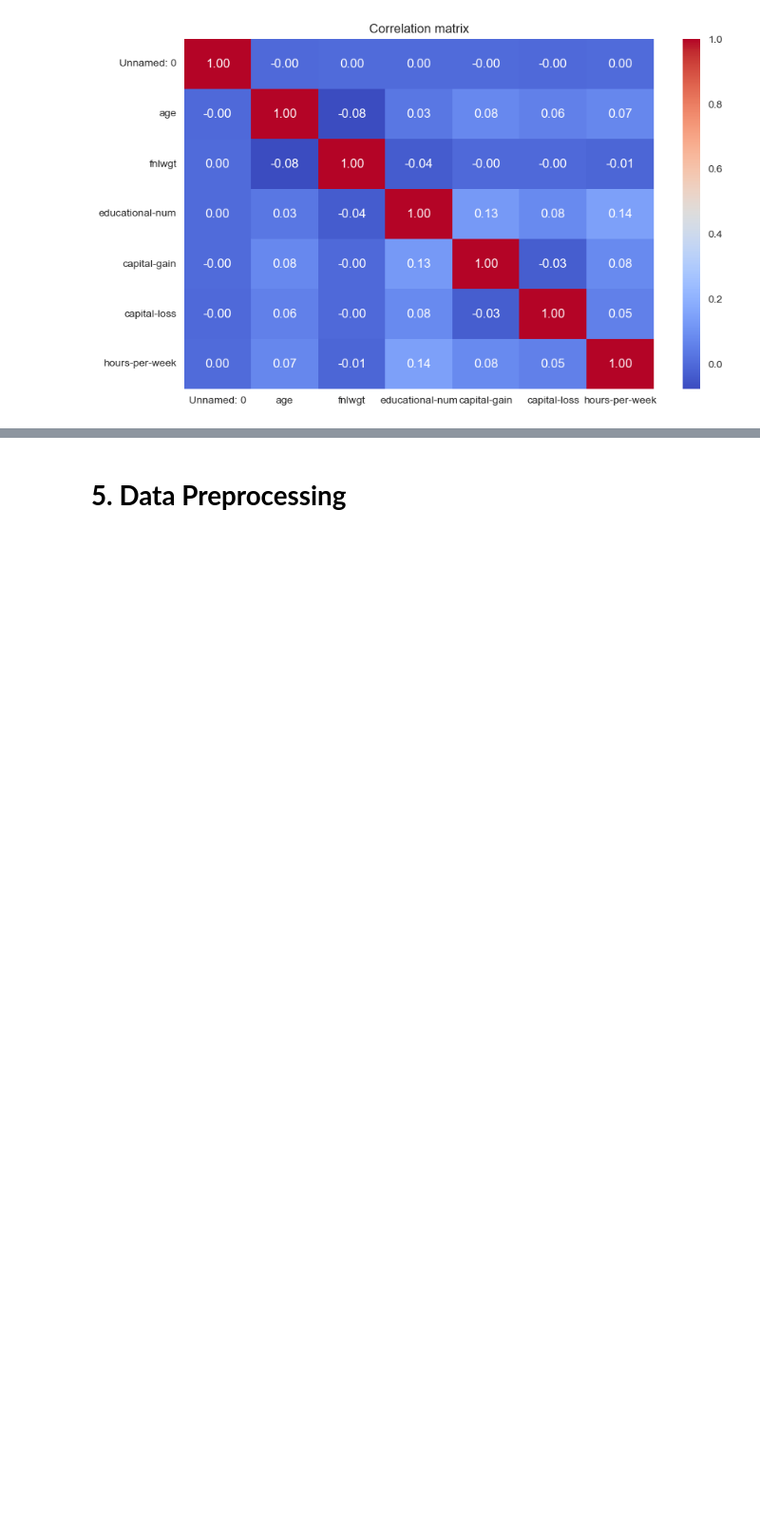
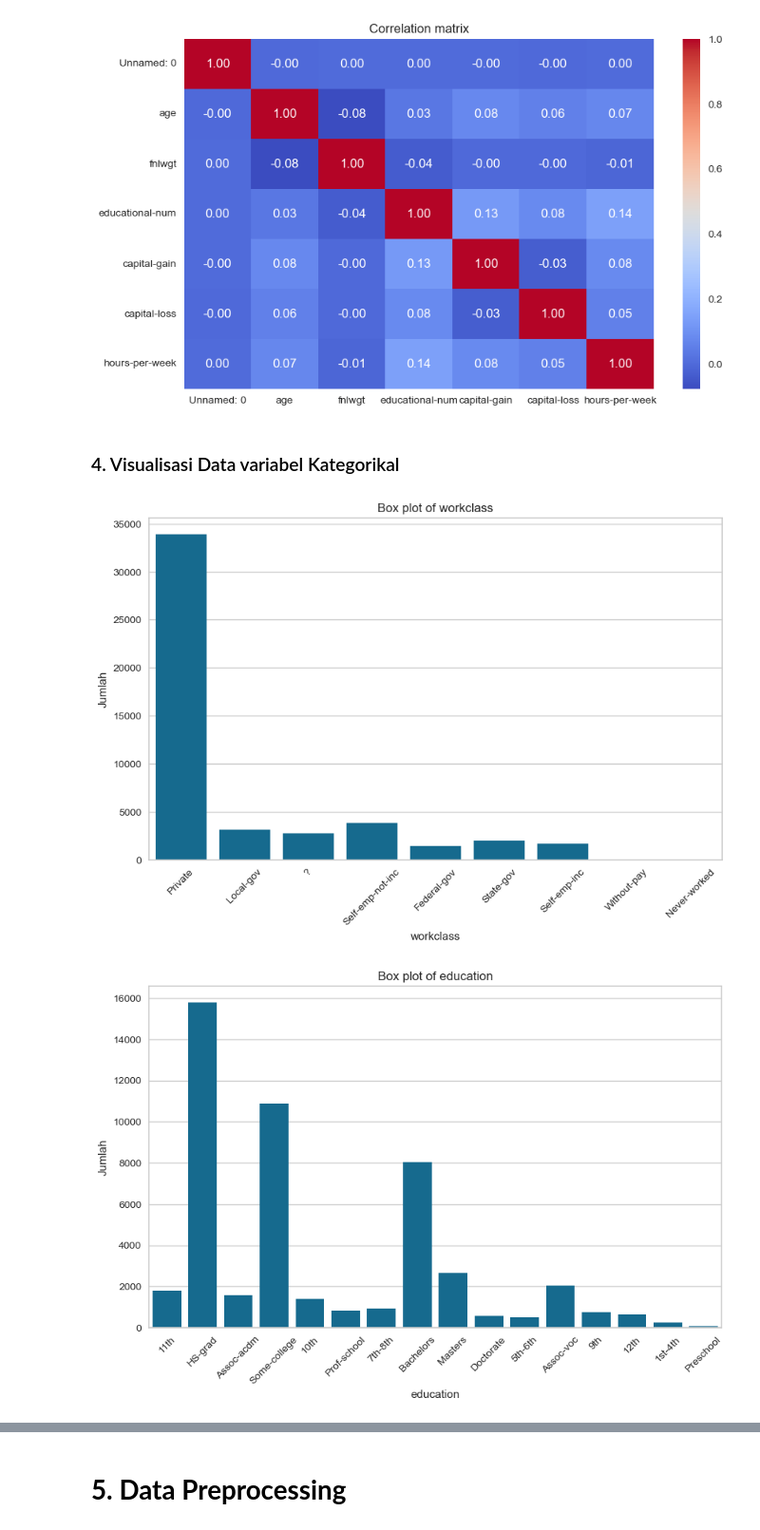
Before and after one commit to gerynsb/Project_ML_Clustering, a Jupyter notebook: [Clustering]_Submission_Akhir_BMLP_Dean Gery Pasamba.ipynb, the cells around one changed output, grey strips where cells are left out. Shown at 95% size. Saved outputs shown, nothing was run; the diff lists cells and outputs as text; code cells hidden in the pictures; blank space fills up the shorter version.

```diff
--- a/[Clustering]_Submission_Akhir_BMLP_Dean Gery Pasamba.ipynb
+++ b/[Clustering]_Submission_Akhir_BMLP_Dean Gery Pasamba.ipynb
@@ -197,3 +197,18 @@ plt.title('Correlation matrix')
 plt.show()
 # %% [output]
 [figure]
+# %% [markdown]
+### 4. Visualisasi Data variabel Kategorikal
+# %%
+# Bar plot untuk data kategorikal
+for feature in categorical_features:
+    plt.figure(figsize=(10,6))
+    sns.countplot(x=df[feature])
+    plt.title(f'Box plot of {feature}')
+    plt.xlabel(feature)
+    plt.ylabel('Jumlah')
+    plt.xticks(rotation=45)
+    plt.show()
+# %% [output]
+[figure, added]
+[figure, added]
```
Also changed, not shown: parts of 3 cells of this notebook.
